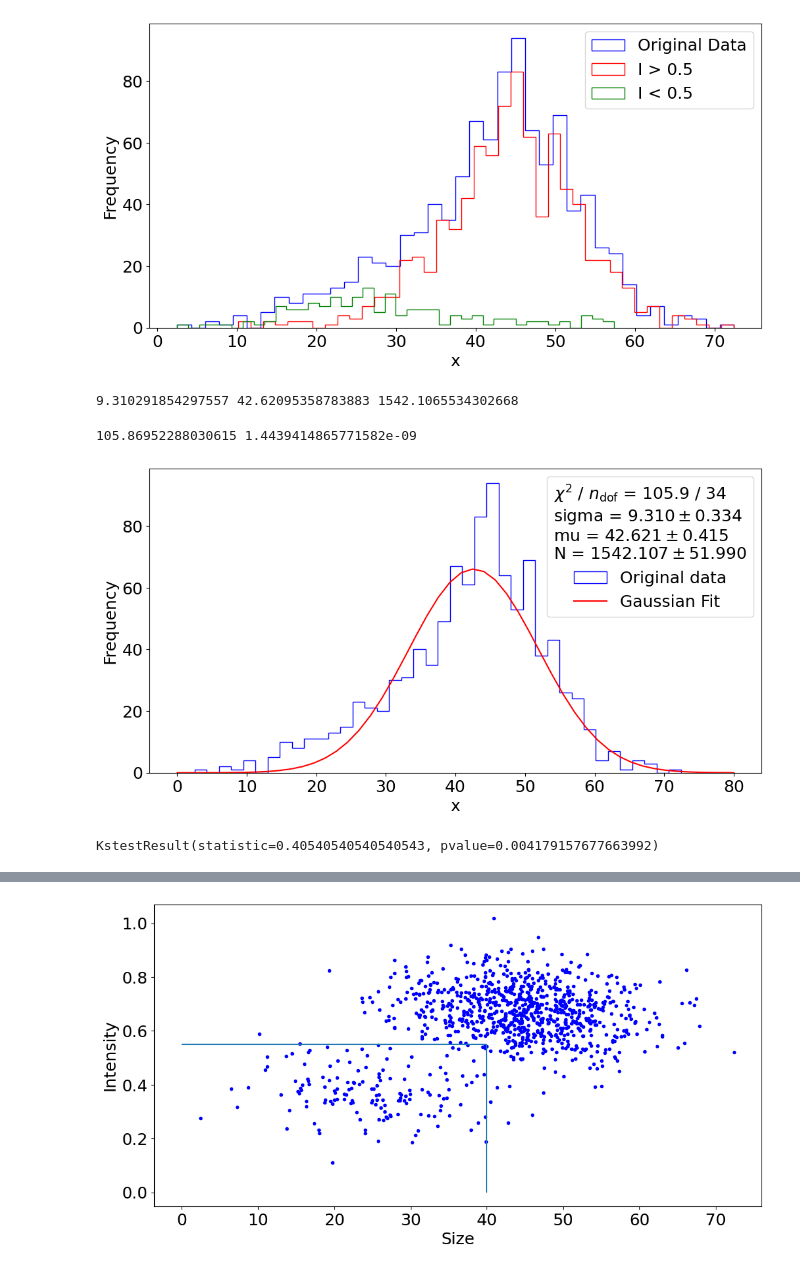
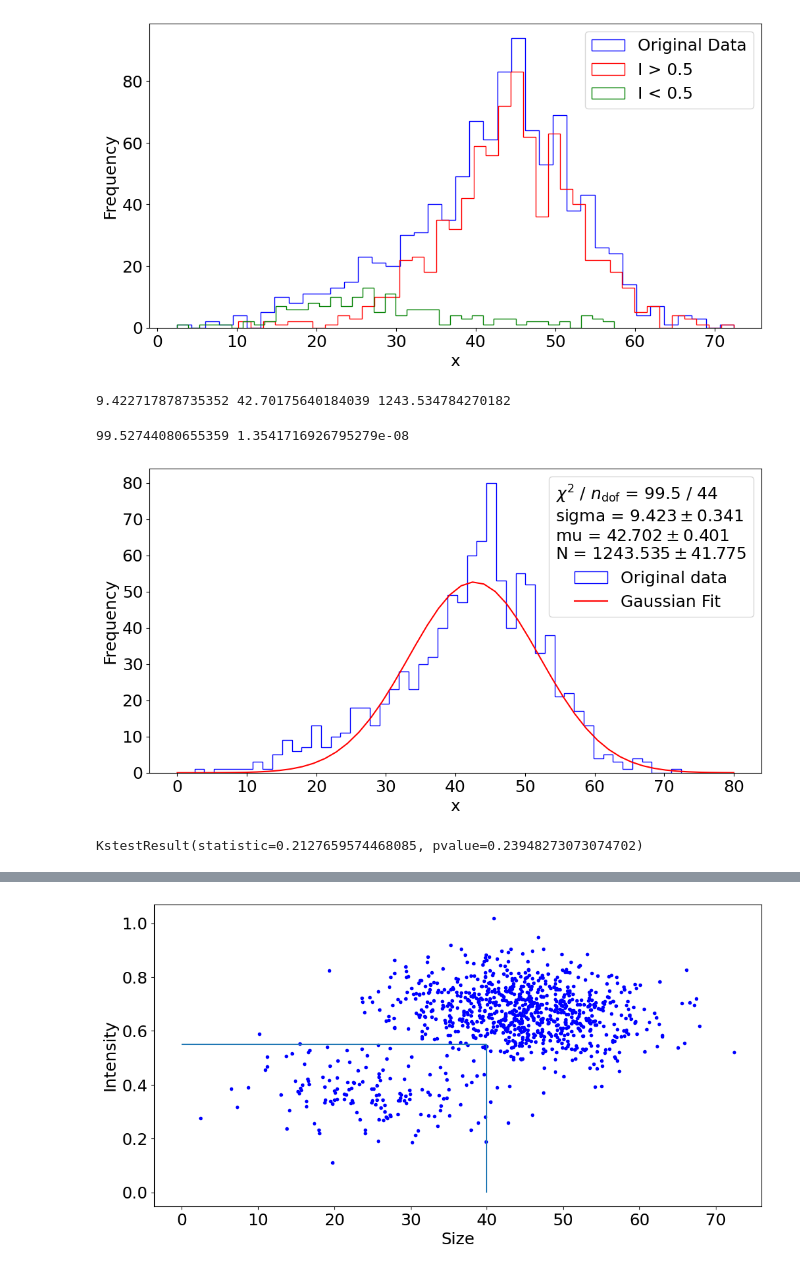
Before and after one commit to akjoelhede/Appstatgang_tornado, a Jupyter notebook: Anders_problemset/problem_set_anders.ipynb, the cells around one changed output, grey strips where cells are left out. Saved outputs shown, nothing was run; the diff lists cells and outputs as text; code cells hidden in the pictures.

```diff
--- a/Anders_problemset/problem_set_anders.ipynb
+++ b/Anders_problemset/problem_set_anders.ipynb
@@ -342,7 +342,7 @@ def gauss_fit(x,sigma, mu, N):
     return  N*(np.exp(-(x-mu)**2/(2*sigma**2)))/ (sigma*np.sqrt(2*np.pi))
 
 # Find the x, y and error on y (sy) given the histogram:
-counts, bin_edges = np.histogram(size, bins=40)
+counts, bin_edges = np.histogram(size, bins=50)
 x = (bin_edges[1:] + bin_edges[:-1])/2
 y = counts
 sy = np.sqrt(counts)
@@ -359,7 +359,7 @@ m.migrad()
 m.hesse()
 print(*m.values)
 # %% [output]
-9.310291854297557 42.62095358783883 1542.1065534302668
+9.422717878735352 42.70175640184039 1243.534784270182
 # %%
 def chi2_owncalc(x,mu, sigma, N):
 	y_fit = gauss_fit(x,mu, sigma, N)
@@ -368,24 +368,24 @@ def chi2_owncalc(x,mu, sigma, N):
 
 print(chi2_owncalc(x,*m.values), stats.chi2.sf(chi2_owncalc(x,*m.values), 33))
 # %% [output]
-105.86952288030615 1.4439414865771582e-09
+99.52744080655359 1.3541716926795279e-08
 # %%
 fit_info = [f"$\\chi^2$ / $n_\\mathrm{{dof}}$ = {m.fval:.1f} / {len(x) - m.nfit}",]
 for p, v, e in zip(m.parameters, m.values, m.errors):
 	fit_info.append(f"{p} = ${v:.3f} \\pm {e:.3f}$")
 
 
 fig, ax = plt.subplots(figsize=(12, 6))
-ax.hist(size, bins=40, histtype='step', label='Original data', color = 'Blue')
+ax.hist(size, bins=50, histtype='step', label='Original data', color = 'Blue')
 ax.plot(np.linspace(0,80), gauss_fit(np.linspace(0,80),*m.values),label = 'Gaussian Fit', color = 'Red')
 ax.set(xlabel="x", ylabel="Frequency");
 ax.legend(title="\n".join(fit_info));
 # %% [output]
-[figure, old version]
+[figure, new version]
 # %%
-kstest(x, gauss_fit(x,*m.values))
+kstest(y, gauss_fit(x,*m.values))
 # %% [output]
-KstestResult(statistic=0.40540540540540543, pvalue=0.004179157677663992)
+KstestResult(statistic=0.2127659574468085, pvalue=0.23948273073074702)
 # %%
 def gauss_fit(x,sigma, mu, N):
     return  N*(np.exp(-(x-mu)**2/(2*sigma**2)))/ (sigma*np.sqrt(2*np.pi))
```
Also changed, not shown: parts of 14 cells of this notebook.
